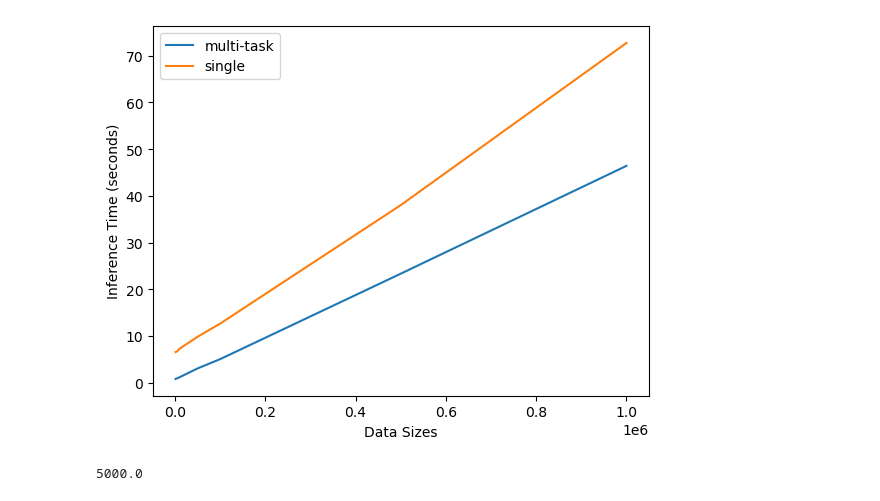
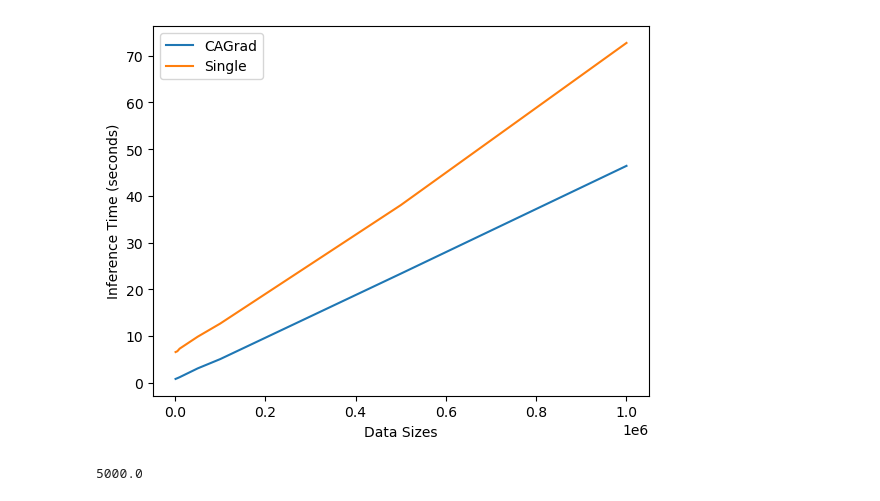
Before and after one commit to TanSento/BLEVE-libMTL, a Jupyter notebook: MTL_plots.ipynb, the cells around one changed output. Saved outputs shown, nothing was run; the diff lists cells and outputs as text; code cells hidden in the pictures.

```diff
--- a/MTL_plots.ipynb
+++ b/MTL_plots.ipynb
@@ -160,14 +160,14 @@ x = [1000, 5000, 10000, 50000, 100000, 500000, 1000000]
 y_multi = [0.8222, 0.9798, 1.1919, 3.0775, 5.0687, 23.3522, 46.4213]
 y_single = [6.5725, 6.7563, 7.3021, 9.8584, 12.6763, 38.0237, 72.7325]
 # %%
-plt.plot(x, y_multi, label = 'multi-task')
-plt.plot(x, y_single, label = 'single')
+plt.plot(x, y_multi, label = 'CAGrad')
+plt.plot(x, y_single, label = 'Single')
 plt.xlabel('Data Sizes')
 plt.ylabel('Inference Time (seconds)')
 plt.legend()
 plt.show()
 # %% [output]
-[figure, old version]
+[figure, new version]
 # %%
 5e3
 # %% [output]
```
Also changed, not shown: parts of 3 cells of this notebook, 1 other file.
